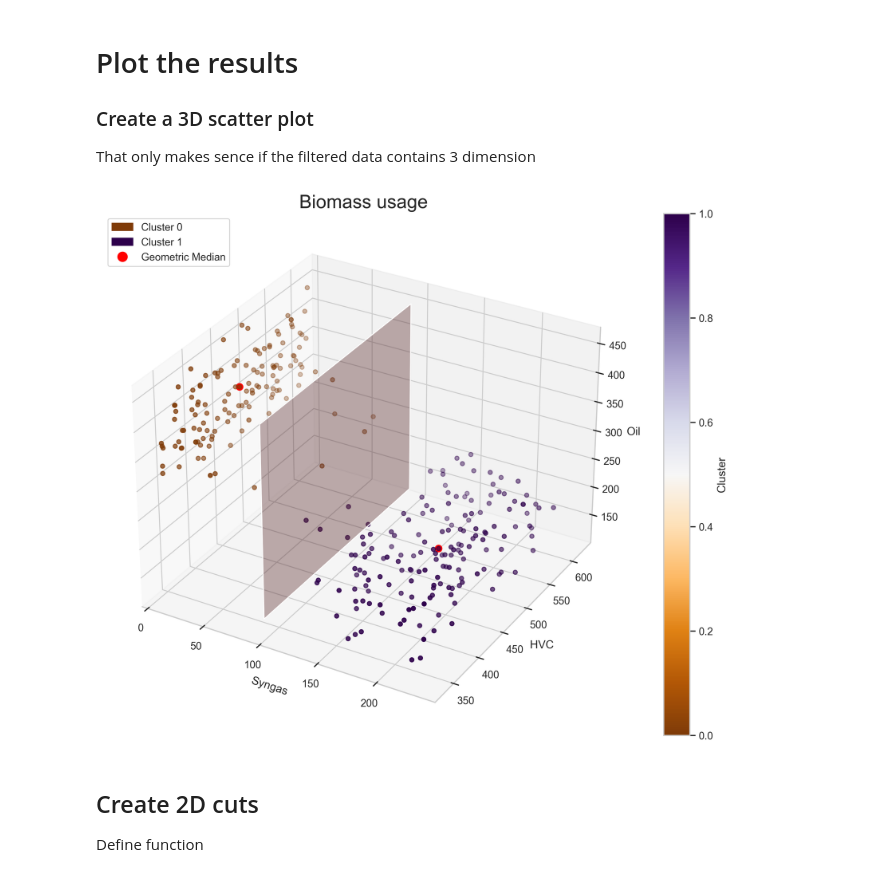
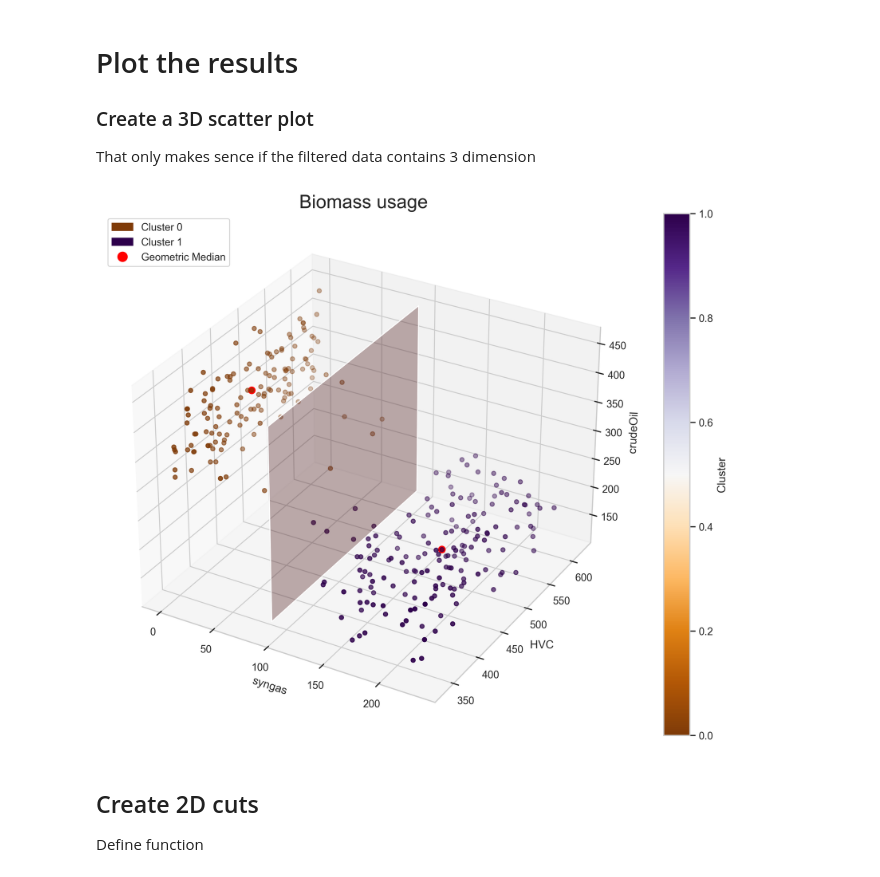
Before and after one commit to oliver-keller/Decide, a Jupyter notebook: biomass_tree.ipynb, the cells around one changed output. Drawn from its saved outputs; the diff is of its cells as text; code cells hidden in the pictures.

Commit message:
removed specific axis names and made it universal

```diff
--- a/biomass_tree.ipynb
+++ b/biomass_tree.ipynb
@@ -159,8 +160,11 @@ CATEGORY_NAMES = ["oil", "HVC", "syngas"]
 # %% [markdown]
 Calculate the decision tree and save the dataframe with the cluster column added
 # %%
+# Extract the dimensions from the DataFrame
+dimensions = list(df_filtered.columns)
+
 # Produce the interpretable tree (print_info=False to avoid printing additional information about the choic of the number of clusters)
-df_filtered_with_cluster, nodes, choices, decision_space = produce_interpretable_tree(df_filtered, CATEGORY_NAMES, NUMBER_OF_CLUSTERS, plot_all_spyders=False, figure_folder=folder, absolute_values=True, colors=['orange', 'orange', 'orange'], print_info=False)
+df_filtered_with_cluster, nodes, choices, decision_space = produce_interpretable_tree(df_filtered, dimensions, NUMBER_OF_CLUSTERS, plot_all_spyders=False, figure_folder=folder, absolute_values=True, colors=['orange', 'orange', 'orange'], print_info=False)
 
 # Save the filtered dataframe with the cluster column
 df_filtered_with_cluster.to_csv(folder+"df_filtered_with_cluster.csv", sep = ";", index=False)
@@ -198,7 +202,7 @@ for cluster in range(NUMBER_OF_CLUSTERS):
     geometric_median = points[geometric_median_index]
 
     # Find the index of the geometric median point in the original DataFrame
-    index = np.where((df_filtered_with_cluster['crudeOil'] == geometric_median[0]) & (df_filtered_with_cluster['HVC'] == geometric_median[1]) & (df_filtered_with_cluster['syngas'] == geometric_median[2]))[0][0] +1
+    index = np.where((df_filtered_with_cluster[dimensions[0]] == geometric_median[0]) & (df_filtered_with_cluster[dimensions[1]] == geometric_median[1]) & (df_filtered_with_cluster[dimensions[2]] == geometric_median[2]))[0][0] +1
 
     # Append the result to the median_data list
     median_data.append([cluster, index] + list(geometric_median))
@@ -219,39 +223,40 @@ print(median_df)
 ### Create a 3D scatter plot
 That only makes sence if the filtered data contains 3 dimension
 # %%
-import matplotlib.lines as mlines
-import matplotlib.patches as mpatches
+X_AXIS = 'syngas'
+Y_AXIS = 'HVC'
+Z_AXIS = 'crudeOil'
 
 # Create a 3D scatter plot
 fig = plt.figure(figsize=(15, 10), dpi=300)
 ax = fig.add_subplot(111, projection='3d')
 
 # Plot the dots
-dots = ax.scatter(df_filtered_with_cluster['syngas'], df_filtered_with_cluster['HVC'], df_filtered_with_cluster['crudeOil'], c=df_filtered_with_cluster['cluster_final'], cmap='PuOr')
-medians = ax.scatter(median_df['syngas'], median_df['HVC'], median_df['crudeOil'], c = 'red', alpha=1, s=50)
+dots = ax.scatter(df_filtered_with_cluster[X_AXIS], df_filtered_with_cluster[Y_AXIS], df_filtered_with_cluster[Z_AXIS], c=df_filtered_with_cluster['cluster_final'], cmap='PuOr')
+medians = ax.scatter(median_df[X_AXIS], median_df[Y_AXIS], median_df[Z_AXIS], c = 'red', alpha=1, s=50)
 
 
 # Define funcitons to plot the planes in the 3D space to show the decision tree splits
 def plot_x_plane(ax, x_value, color='r', alpha=0.5):
     yy, zz = np.meshgrid(
-        np.linspace(df_filtered_with_cluster['HVC'].min(), df_filtered_with_cluster['HVC'].max(), 10),
-        np.linspace(df_filtered_with_cluster['crudeOil'].min(), df_filtered_with_cluster['crudeOil'].max(), 10)
+        np.linspace(df_filtered_with_cluster[Y_AXIS].min(), df_filtered_with_cluster[Y_AXIS].max(), 10),
+        np.linspace(df_filtered_with_cluster[Z_AXIS].min(), df_filtered_with_cluster[Z_AXIS].max(), 10)
     )
     xx = np.full(yy.shape, x_value)
     ax.plot_surface(xx, yy, zz, color=color, alpha=alpha, rstride=100, cstride=100)
 
 def plot_y_plane(ax, y_value, color='r', alpha=0.5):
     xx, zz = np.meshgrid(
-        np.linspace(df_filtered_with_cluster['syngas'].min(), df_filtered_with_cluster['syngas'].max(), 10),
-        np.linspace(df_filtered_with_cluster['crudeOil'].min(), df_filtered_with_cluster['crudeOil'].max(), 10)
+        np.linspace(df_filtered_with_cluster[X_AXIS].min(), df_filtered_with_cluster[X_AXIS].max(), 10),
+        np.linspace(df_filtered_with_cluster[Z_AXIS].min(), df_filtered_with_cluster[Z_AXIS].max(), 10)
     )
     yy = np.full(xx.shape, y_value)
     ax.plot_surface(xx, yy, zz, color=color, alpha=alpha, rstride=100, cstride=100)
 
 def plot_z_plane(ax, z_value, color='r', alpha=0.5):
     xx, yy = np.meshgrid(
-        np.linspace(df_filtered_with_cluster['syngas'].min(), df_filtered_with_cluster['syngas'].max(), 10),
-        np.linspace(df_filtered_with_cluster['HVC'].min(), df_filtered_with_cluster['HVC'].max(), 10)
+        np.linspace(df_filtered_with_cluster[X_AXIS].min(), df_filtered_with_cluster[X_AXIS].max(), 10),
+        np.linspace(df_filtered_with_cluster[Y_AXIS].min(), df_filtered_with_cluster[Y_AXIS].max(), 10)
     )
     zz = np.full(xx.shape, z_value)
     ax.plot_surface(xx, yy, zz, color=color, alpha=alpha, rstride=100, cstride=100)
@@ -260,47 +265,47 @@ def plot_z_plane(ax, z_value, color='r', alpha=0.5):
 for cluster, choice in choices.items():
     for condition in choice:
         column, operator, value = condition.split()
-        if column == "syngas":
+        if column == X_AXIS:
             plot_x_plane(ax, x_value=float(value), color='r', alpha=0.2)
-        elif column == 'HVC':
+        elif column == Y_AXIS:
             plot_y_plane(ax, y_value=float(value), color='r', alpha=0.2)
-        elif column == 'oil':
+        elif column == Z_AXIS:
             plot_z_plane(ax, z_value=float(value), color='r', alpha=0.2)
 
 
 # Set labels and title
-ax.set_xlabel('Syngas')
-ax.set_ylabel('HVC')
-ax.set_zlabel('Oil')
+ax.set_xlabel(X_AXIS)
+ax.set_ylabel(Y_AXIS)
+ax.set_zlabel(Z_AXIS)
 ax.set_title('Biomass usage', fontsize=20)
-ax.set_xlim(0)
+# ax.set_xlim(0)
 
 # Add a colorbar
 plt.colorbar(dots, ax=ax, label='Cluster')
 
 # Get colors from the colormap
 cmap = plt.get_cmap('PuOr')
 cluster_0_color = cmap(0 / 1)  # Normalize 0 to the range of the colormap
 cluster_1_color = cmap(1 / 1)  # Normalize 1 to the range of the colormap
 
 # Create custom legend handles
 handles = [
     mpatches.Patch(color=cluster_0_color, label='Cluster 0'),
     mpatches.Patch(color=cluster_1_color, label='Cluster 1'),
     mlines.Line2D([], [], color='red', marker='o', linestyle='None', markersize=10, label='Geometric Median')
 ]
 
 # Add the legend
 ax.legend(handles=handles, loc='upper left')
 
 
 plt.savefig("biomass_results/3D-tree.svg",  format="svg")
 plt.savefig("biomass_results/3D-tree.pdf")
 
 # Show the plot
 plt.show()
 # %% [output]
-[figure, old version]
+[figure, new version]
 # %% [markdown]
 ## Create 2D cuts
 
```
Also changed, not shown: parts of 6 cells of this notebook.
